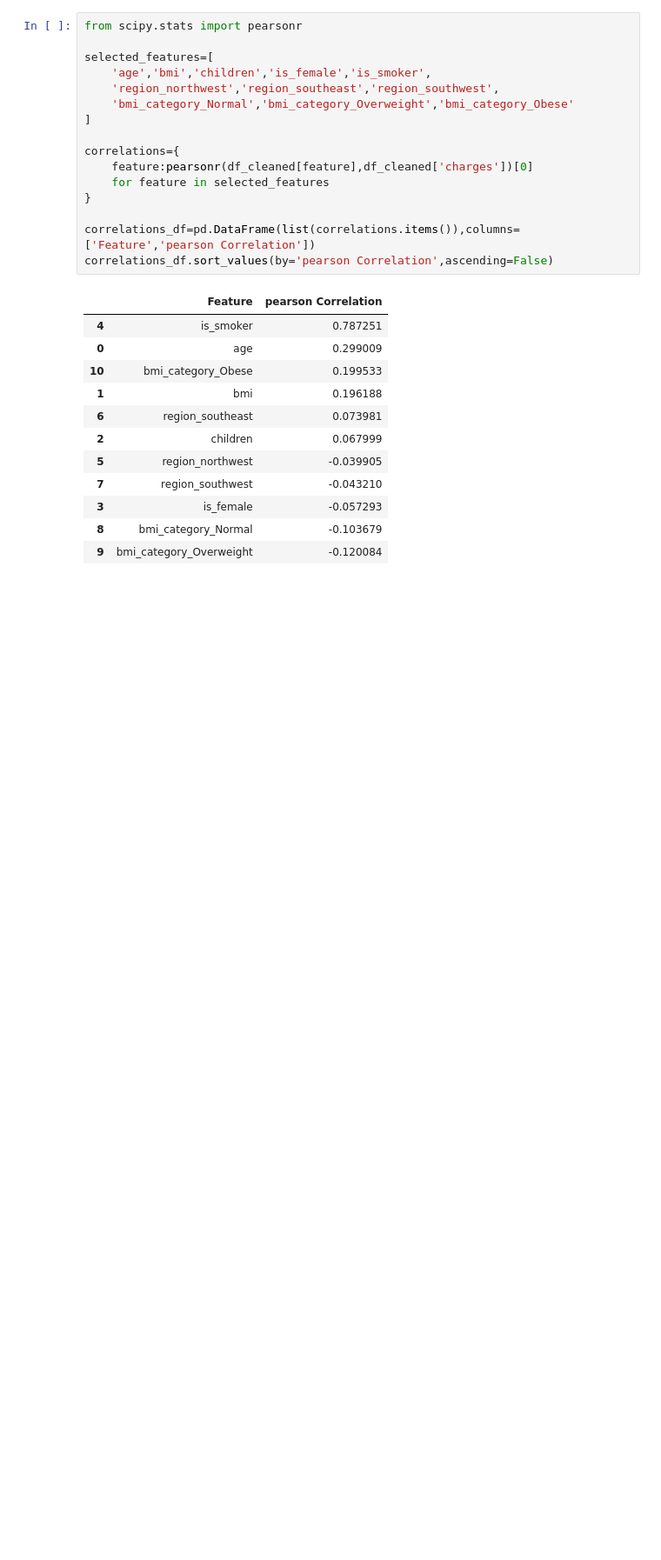
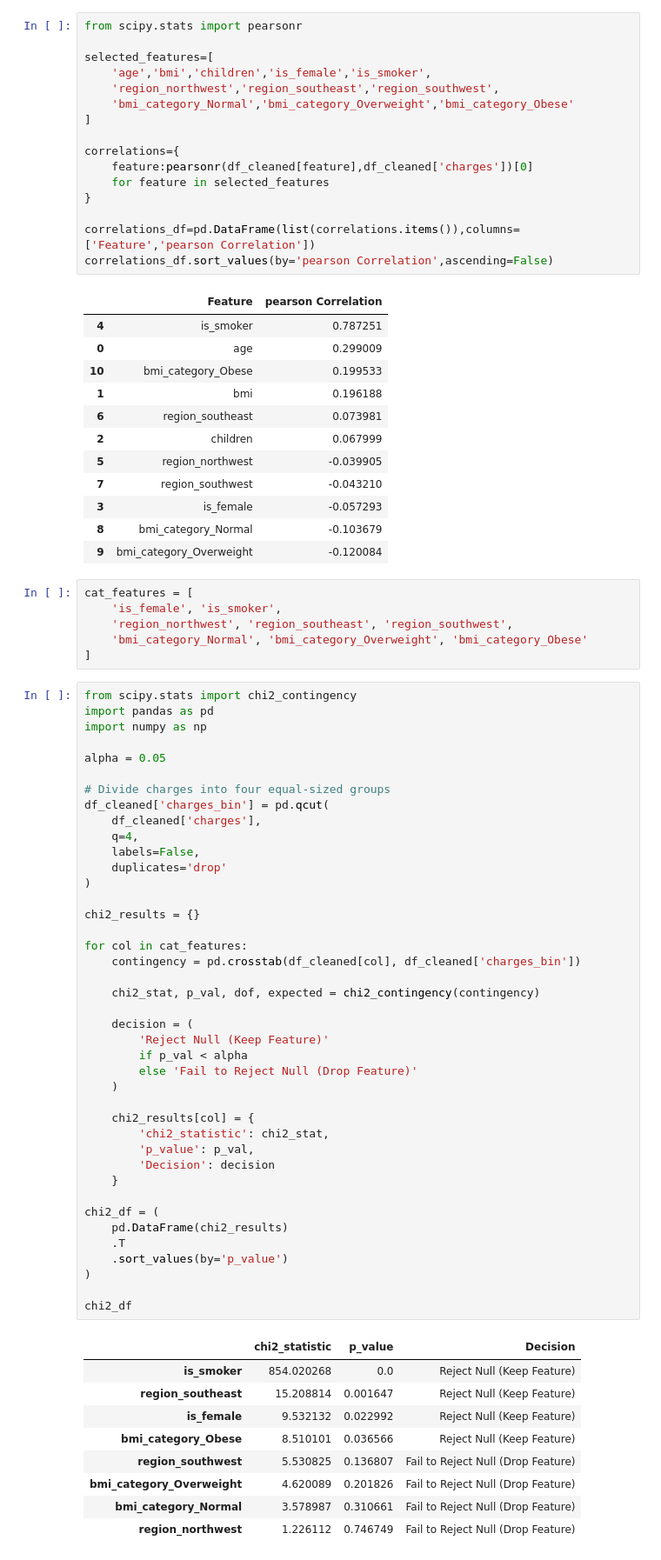
Before and after one commit to nur21horin/macine_learning, a Jupyter notebook: Insurance_data_preprocessing/Insurance.ipynb, the cells around one changed output. Shown at 87% size. Drawn from its saved outputs; the diff is of its cells as text; blank space fills up the shorter version.

```diff
--- a/Insurance_data_preprocessing/Insurance.ipynb
+++ b/Insurance_data_preprocessing/Insurance.ipynb
@@ -336,3 +336,60 @@ correlations_df.sort_values(by='pearson Correlation',ascending=False)
 | 3 | is_female | -0.057293 |
 | 8 | bmi_category_Normal | -0.103679 |
 | 9 | bmi_category_Overweight | -0.120084 |
+# %%
+cat_features = [
+    'is_female', 'is_smoker',
+    'region_northwest', 'region_southeast', 'region_southwest',
+    'bmi_category_Normal', 'bmi_category_Overweight', 'bmi_category_Obese'
+]
+# %%
+from scipy.stats import chi2_contingency
+import pandas as pd
+import numpy as np
+
+alpha = 0.05
+
+# Divide charges into four equal-sized groups
+df_cleaned['charges_bin'] = pd.qcut(
+    df_cleaned['charges'],
+    q=4,
+    labels=False,
+    duplicates='drop'
+)
+
+chi2_results = {}
+
+for col in cat_features:
+    contingency = pd.crosstab(df_cleaned[col], df_cleaned['charges_bin'])
+
+    chi2_stat, p_val, dof, expected = chi2_contingency(contingency)
+
+    decision = (
+        'Reject Null (Keep Feature)'
+        if p_val < alpha
+        else 'Fail to Reject Null (Drop Feature)'
+    )
+
+    chi2_results[col] = {
+        'chi2_statistic': chi2_stat,
+        'p_value': p_val,
+        'Decision': decision
+    }
+
+chi2_df = (
+    pd.DataFrame(chi2_results)
+    .T
+    .sort_values(by='p_value')
+)
+
+chi2_df
+# %% [output]
+|  | chi2_statistic | p_value | Decision |
+| is_smoker | 854.020268 | 0.0 | Reject Null (Keep Feature) |
+| region_southeast | 15.208814 | 0.001647 | Reject Null (Keep Feature) |
+| is_female | 9.532132 | 0.022992 | Reject Null (Keep Feature) |
+| bmi_category_Obese | 8.510101 | 0.036566 | Reject Null (Keep Feature) |
+| region_southwest | 5.530825 | 0.136807 | Fail to Reject Null (Drop Feature) |
+| bmi_category_Overweight | 4.620089 | 0.201826 | Fail to Reject Null (Drop Feature) |
+| bmi_category_Normal | 3.578987 | 0.310661 | Fail to Reject Null (Drop Feature) |
+| region_northwest | 1.226112 | 0.746749 | Fail to Reject Null (Drop Feature) |
```
Also changed, not shown: parts of 3 cells of this notebook.
